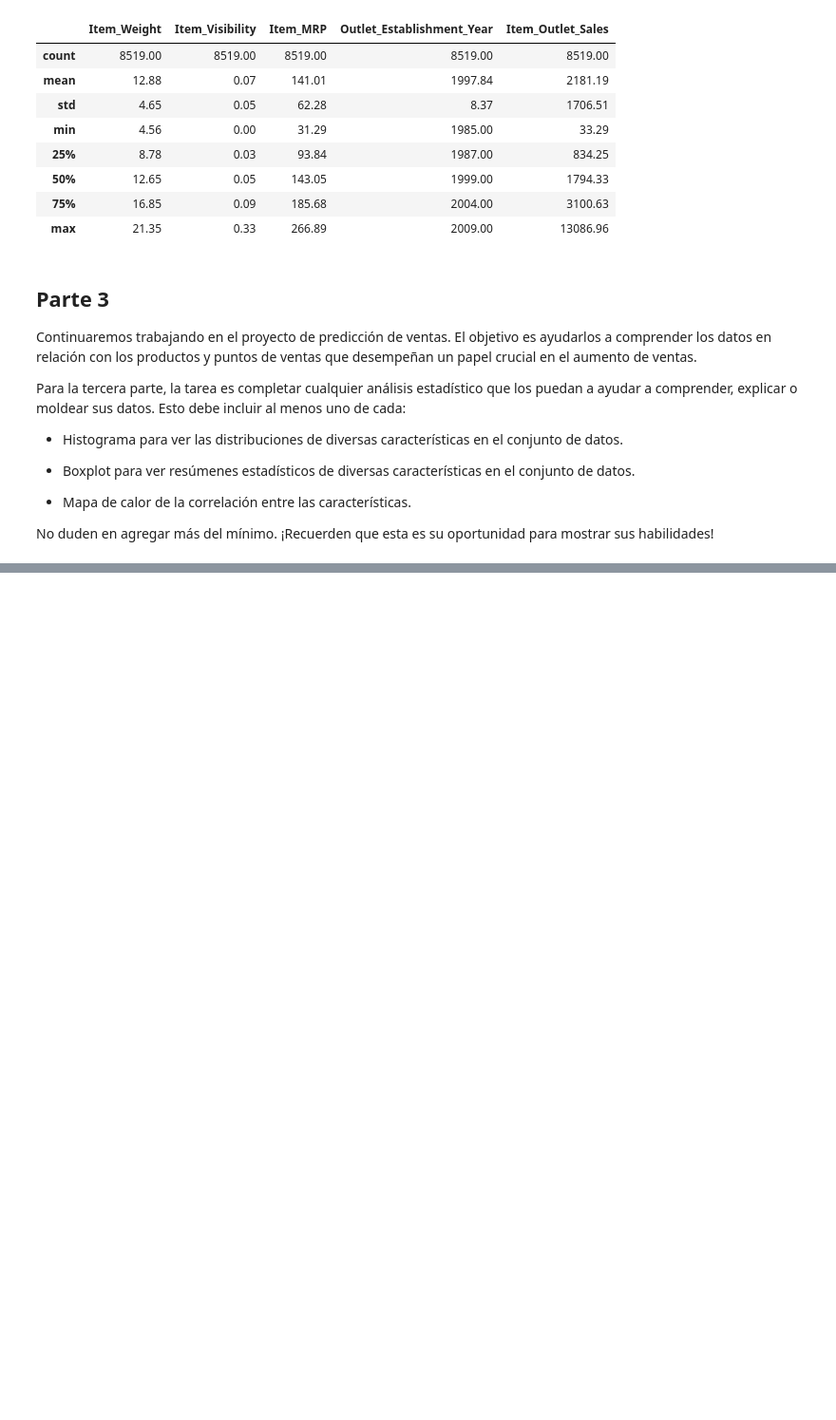
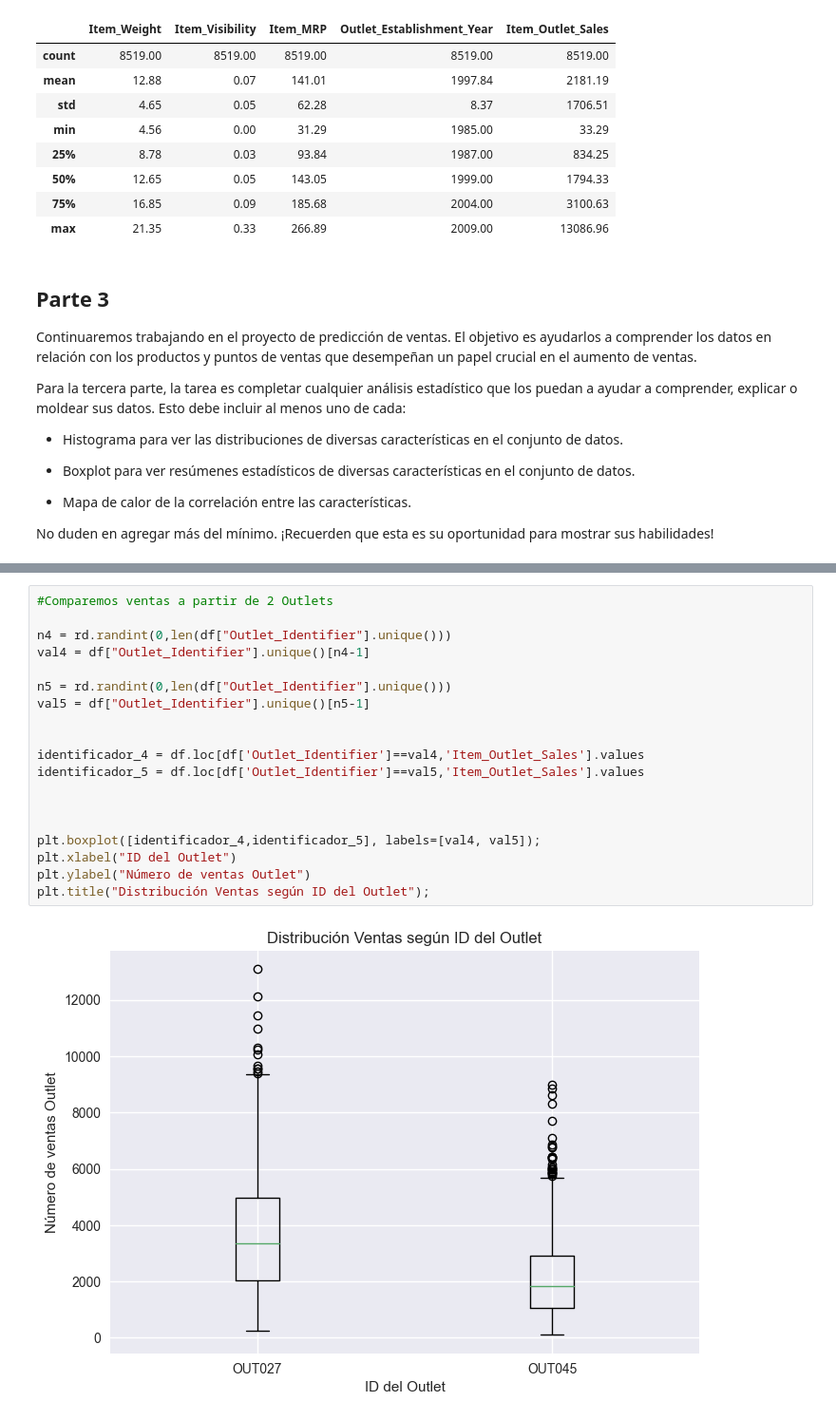
Before and after one commit to JosePabloYolito/FoodSales-predictions, a Jupyter notebook: FoodSales-Predictions.ipynb, the cells around one changed output, grey strips where cells are left out. Shown: that part at 95% size. Cells and saved outputs as stored; diff of their text form; blank space fills up the shorter version.

```diff
--- a/FoodSales-Predictions.ipynb
+++ b/FoodSales-Predictions.ipynb
@@ -484 +329,22 @@ axes[1].set_title("Distribución Ventas según ID del Outlet");
+# %%
+#Comparemos ventas a partir de 2 Outlets
+
+n4 = rd.randint(0,len(df["Outlet_Identifier"].unique()))
+val4 = df["Outlet_Identifier"].unique()[n4-1]
+
+n5 = rd.randint(0,len(df["Outlet_Identifier"].unique()))
+val5 = df["Outlet_Identifier"].unique()[n5-1]
+
+
+identificador_4 = df.loc[df['Outlet_Identifier']==val4,'Item_Outlet_Sales'].values
+identificador_5 = df.loc[df['Outlet_Identifier']==val5,'Item_Outlet_Sales'].values
+
+
+
+plt.boxplot([identificador_4,identificador_5], labels=[val4, val5]);
+plt.xlabel("ID del Outlet")
+plt.ylabel("Número de ventas Outlet")
+plt.title("Distribución Ventas según ID del Outlet");
+# %% [output]
+[figure, added]
 # %%
```
Also changed, not shown: parts of 29 cells of this notebook.
